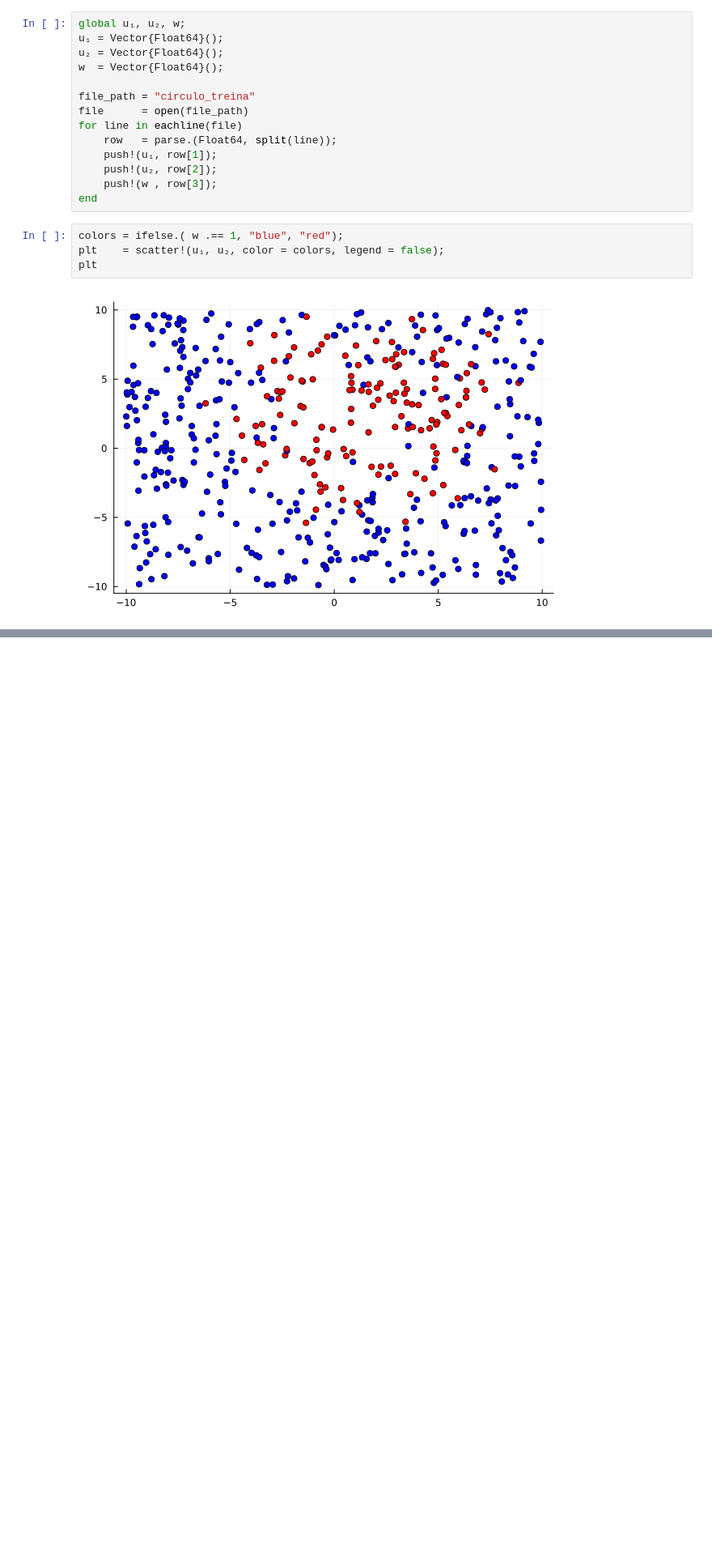
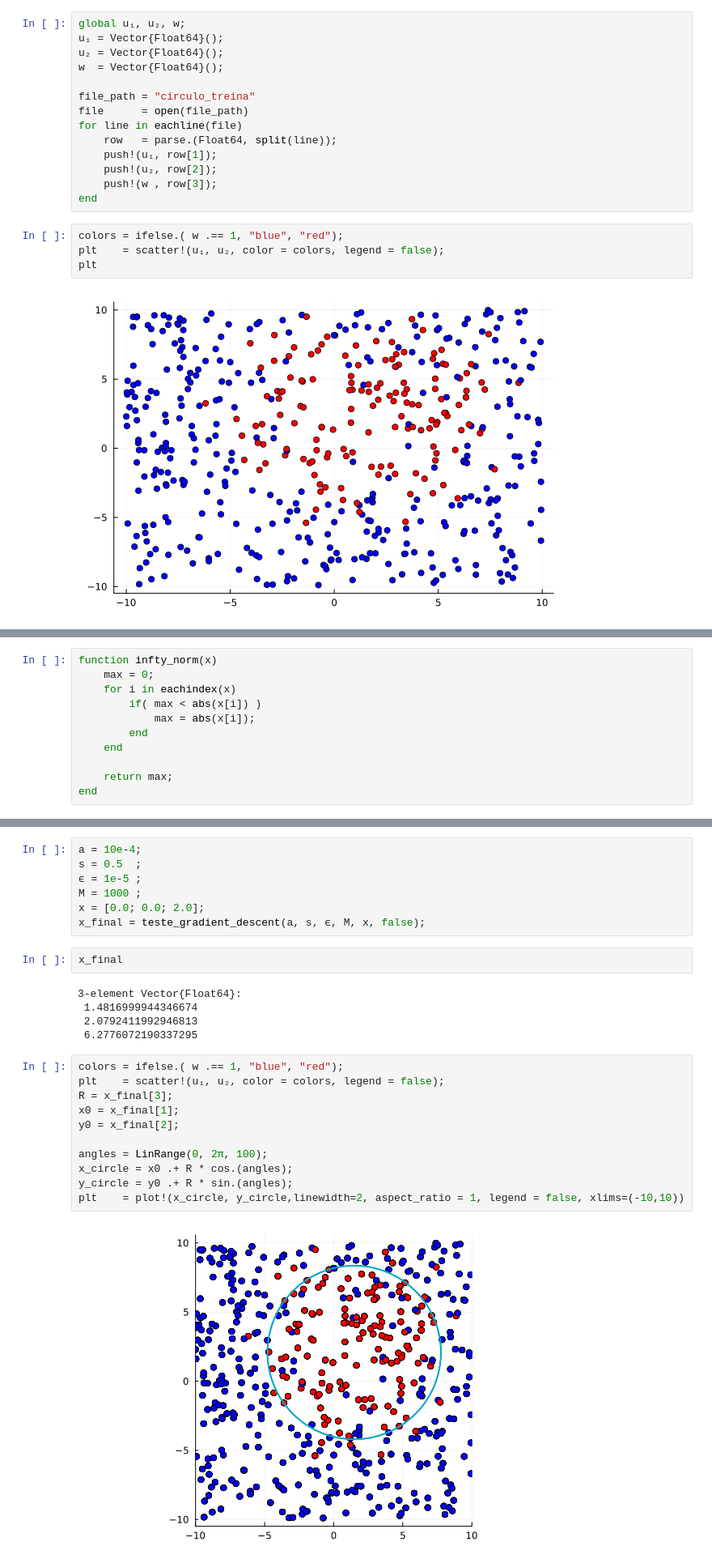
Before and after one commit to gabriel-marchetti/personal, a Jupyter notebook: aula_unicamp/2023_2s/MS903/projects/Projeto-Computacional/Circulo_Separador.ipynb, the cells around one changed output, grey strips where cells are left out. Shown at 81% size. Drawn from its saved outputs; the diff is of its cells as text; blank space fills up the shorter version.

```diff
--- a/aula_unicamp/2023_2s/MS903/projects/Projeto-Computacional/Circulo_Separador.ipynb
+++ b/aula_unicamp/2023_2s/MS903/projects/Projeto-Computacional/Circulo_Separador.ipynb
@@ -35,0 +123,11 @@ circle (generic function with 1 method)
+# %%
+function infty_norm(x)
+    max = 0;
+    for i in eachindex(x)
+        if( max < abs(x[i]) )
+            max = abs(x[i]);
+        end
+    end
+
+    return max;
+end
@@ -35,0 +242,27 @@ circle (generic function with 1 method)
+# %%
+a = 10e-4;
+s = 0.5  ;
+ϵ = 1e-5 ;
+M = 1000 ;
+x = [0.0; 0.0; 2.0];
+x_final = teste_gradient_descent(a, s, ϵ, M, x, false);
+# %%
+x_final
+# %% [output]
+3-element Vector{Float64}:
+ 1.4816999944346674
+ 2.0792411992946813
+ 6.2776072190337295
+# %%
+colors = ifelse.( w .== 1, "blue", "red");
+plt    = scatter!(u₁, u₂, color = colors, legend = false);
+R = x_final[3];
+x0 = x_final[1];
+y0 = x_final[2];
+
+angles = LinRange(0, 2π, 100);
+x_circle = x0 .+ R * cos.(angles);
+y_circle = y0 .+ R * sin.(angles);
+plt    = plot!(x_circle, y_circle,linewidth=2, aspect_ratio = 1, legend = false, xlims=(-10,10))
+# %% [output]
+[figure, added]
```
Also changed, not shown: parts of 10 cells of this notebook.
